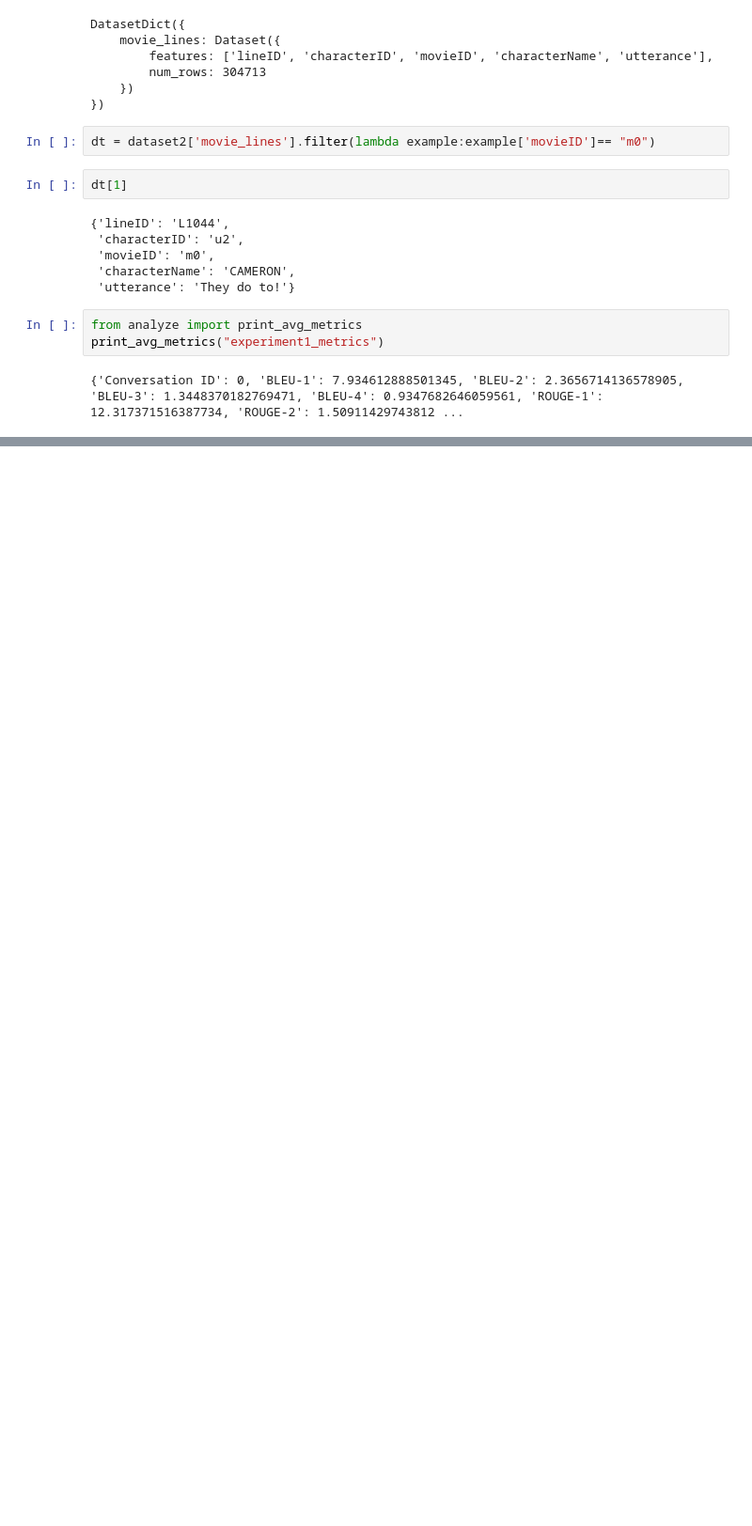
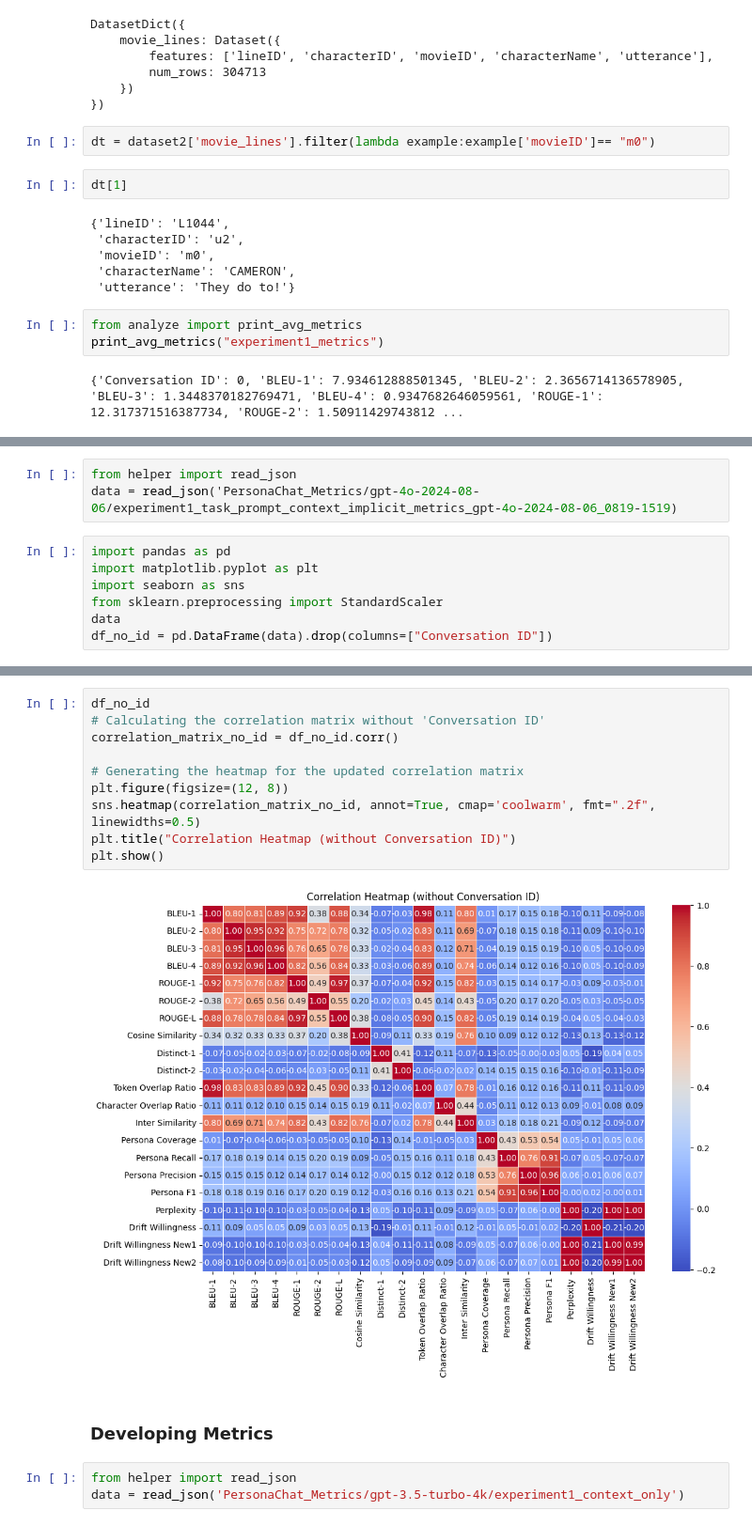
Before and after one commit to rhdrhd/llm_persona, a Jupyter notebook: test.ipynb, the cells around one changed output, grey strips where cells are left out. Shown at 94% size. Saved outputs shown, nothing was run; the diff lists cells and outputs as text; blank space fills up the shorter version.

Commit message:
optimize the prompting flow, and add implementation of the new metric

```diff
--- a/test.ipynb
+++ b/test.ipynb
@@ -1415,0 +1762,10 @@ print_avg_metrics("experiment1_metrics")
+# %%
+from helper import read_json
+data = read_json('PersonaChat_Metrics/gpt-4o-2024-08-06/experiment1_task_prompt_context_implicit_metrics_gpt-4o-2024-08-06_0819-1519)
+# %%
+import pandas as pd
+import matplotlib.pyplot as plt
+import seaborn as sns
+from sklearn.preprocessing import StandardScaler
+data
+df_no_id = pd.DataFrame(data).drop(columns=["Conversation ID"])
@@ -1415,0 +1828,17 @@ print_avg_metrics("experiment1_metrics")
+# %%
+df_no_id
+# Calculating the correlation matrix without 'Conversation ID'
+correlation_matrix_no_id = df_no_id.corr()
+
+# Generating the heatmap for the updated correlation matrix
+plt.figure(figsize=(12, 8))
+sns.heatmap(correlation_matrix_no_id, annot=True, cmap='coolwarm', fmt=".2f", linewidths=0.5)
+plt.title("Correlation Heatmap (without Conversation ID)")
+plt.show()
+# %% [output]
+[figure, added]
+# %% [markdown]
+### Developing Metrics
+# %%
+from helper import read_json
+data = read_json('PersonaChat_Metrics/gpt-3.5-turbo-4k/experiment1_context_only')
```
Also changed, not shown: parts of 98 cells of this notebook, 6 other files.
